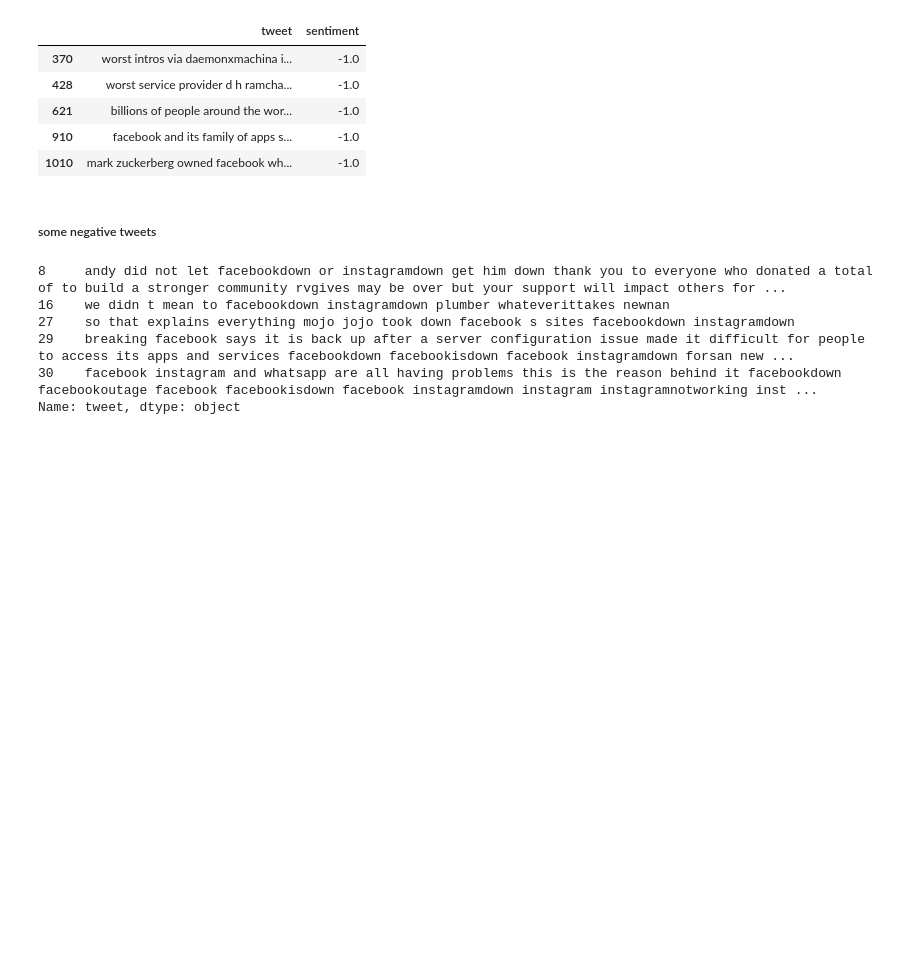
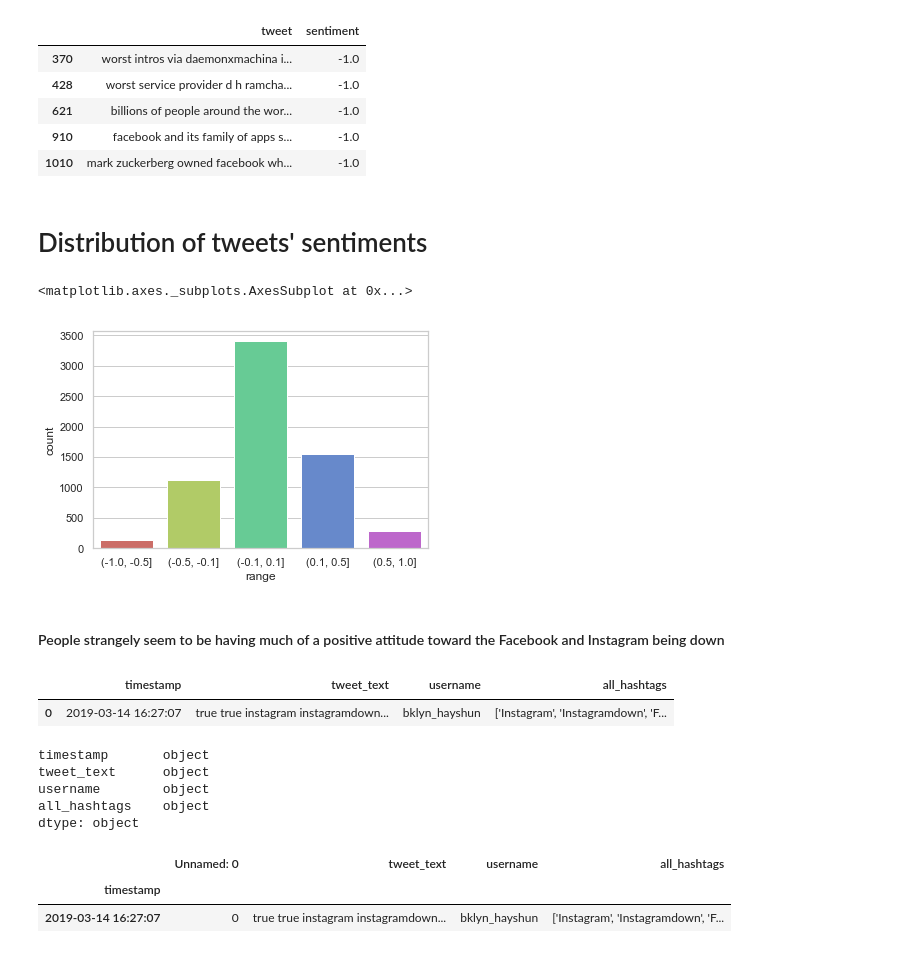
Before and after one commit to AmineHosni/FacebookDown-Sentiment-Analaysis, a Jupyter notebook: EDA.ipynb, the cells around one changed output. Saved outputs shown, nothing was run; the diff lists cells and outputs as text; code cells hidden in the pictures; blank space fills up the shorter version.

Commit message:
Analysis Phase while more data is still gathered

```diff
--- a/EDA.ipynb
+++ b/EDA.ipynb
@@ -51,14 +64,24 @@ tweets[tweets['sentiment']==tweets['sentiment'].min()].head()
 | 621 | billions of people around the wor... | -1.0 |
 | 910 | facebook and its family of apps s... | -1.0 |
 | 1010 | mark zuckerberg owned facebook wh... | -1.0 |
-# %% [markdown]
-##### some negative tweets
-# %%
-tweets[tweets['sentiment']<0]['tweet'].head()
-# %% [output]
-8     andy did not let facebookdown or instagramdown get him down thank you to everyone who donated a total of to build a stronger community rvgives may be over but your support will impact others for ...
-16    we didn t mean to facebookdown instagramdown plumber whateverittakes newnan
-27    so that explains everything mojo jojo took down facebook s sites facebookdown instagramdown
-29    breaking facebook says it is back up after a server configuration issue made it difficult for people to access its apps and services facebookdown facebookisdown facebook instagramdown forsan new ...
-30    facebook instagram and whatsapp are all having problems this is the reason behind it facebookdown facebookoutage facebook facebookisdown facebook instagramdown instagram instagramnotworking inst ...
-Name: tweet, dtype: object
+# %% [markdown]
+# Distribution of tweets' sentiments
+# %%
+bin = [-1,-0.5,-0.1,0.1,0.5,1]
+#use pd.cut function can attribute the values into its specific bins
+category = pd.cut(tweets['sentiment'],bin)
+category = category.to_frame()
+category.columns = ['range']
+#concatenate age and its bin
+df_new = pd.concat([tweets['sentiment'],category],axis = 1)
+# %%
+sns.set(style="white")
+sns.set(style="whitegrid", color_codes=True)
+
+#draw histogram plot
+sns.countplot(x = 'range', data = df_new, palette = 'hls')
+# %% [output]
+<matplotlib.axes._subplots.AxesSubplot at 0x...>
+[figure, added]
+# %% [markdown]
+#### People strangely seem to be having much of a positive attitude toward the Facebook and Instagram being down
@@ -64,0 +90,13 @@ Name: tweet, dtype: object
+# %%
+tweets_time.head(1)
+# %% [output]
+|  | timestamp | tweet_text | username | all_hashtags |
+| 0 | 2019-03-14 16:27:07 | true true instagram instagramdown... | bklyn_hayshun | ['Instagram', 'Instagramdown', 'F... |
+# %%
+tweets_time.dtypes
+# %% [output]
+timestamp       object
+tweet_text      object
+username        object
+all_hashtags    object
+dtype: object
@@ -64,0 +107,6 @@ Name: tweet, dtype: object
+# %%
+tweets_time.head(1)
+# %% [output]
+|  | Unnamed: 0 | tweet_text | username | all_hashtags |
+| timestamp |  |  |  |  |
+| 2019-03-14 16:27:07 | 0 | true true instagram instagramdown... | bklyn_hayshun | ['Instagram', 'Instagramdown', 'F... |
```
Also changed, not shown: parts of 20 cells of this notebook, 2 other files.
